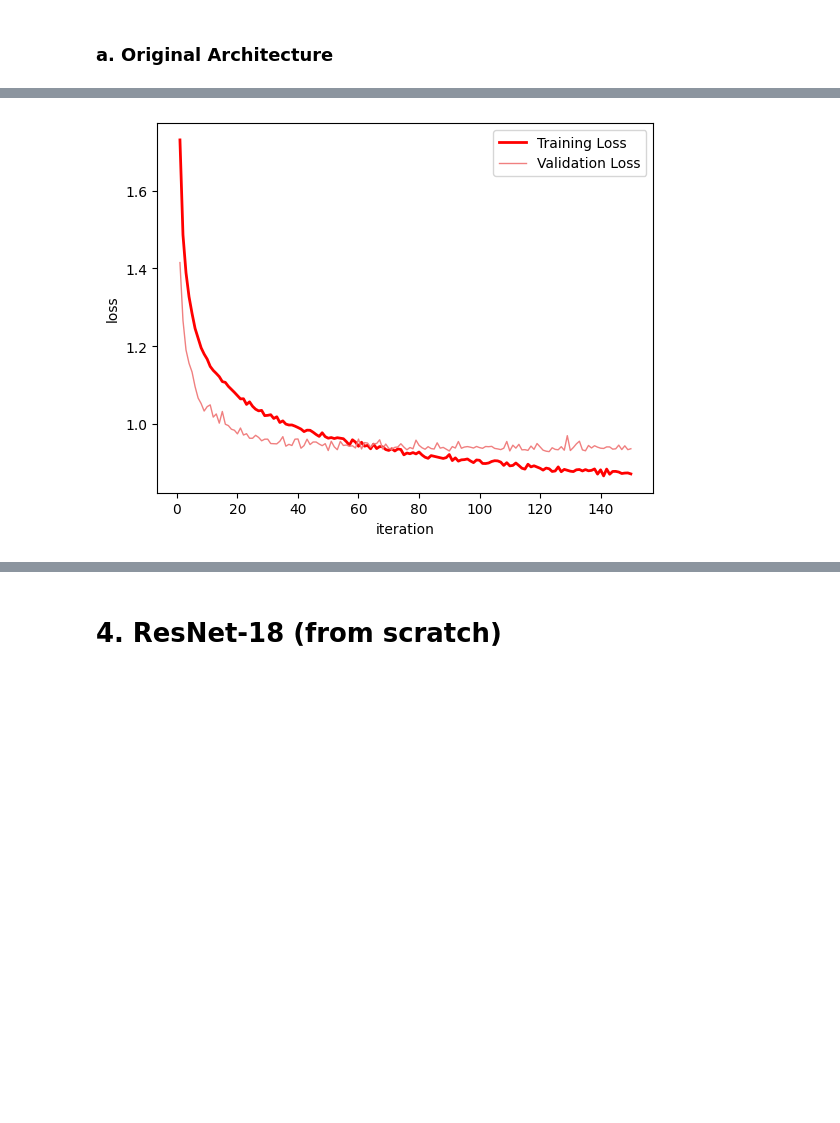
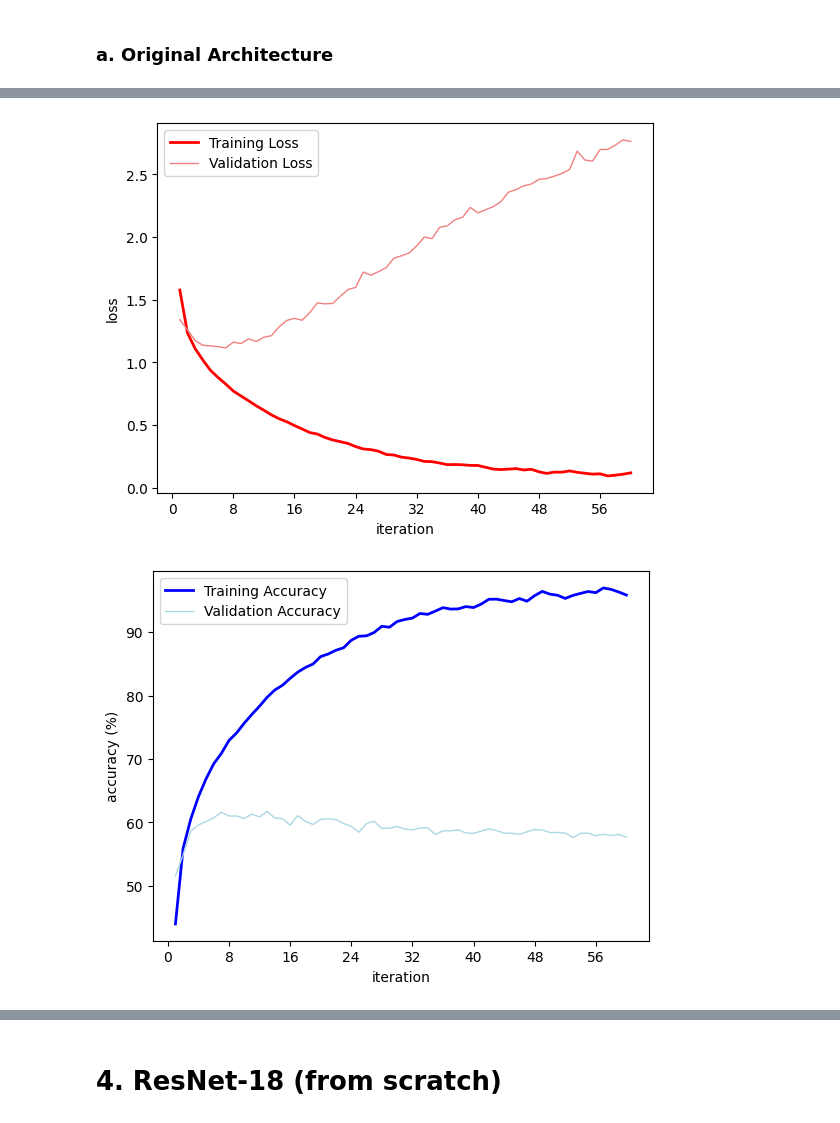
Before and after one commit to PutraAryotama/assignment2-DLF, a Jupyter notebook: assignment2.ipynb, the cells around one changed output, grey strips where cells are left out. Cells and saved outputs as stored; diff of their text form; code cells hidden in the pictures; blank space fills up the shorter version.

```diff
--- a/assignment2.ipynb
+++ b/assignment2.ipynb
@@ -604,74 +416,41 @@ lenet5_trainer.plot(type="loss")
 # %%
 # Define LeNet5v2 Class
 class LeNet5v2(nn.Module):
-
     def __init__(self):
-
         super(LeNet5v2, self).__init__()
-
         self.conv1 = nn.Conv2d(in_channels=3, out_channels=6, kernel_size=5, stride=1, padding=0)
-
         self.bn1 = nn.BatchNorm2d(6)
-
         self.conv2 = nn.Conv2d(in_channels=6, out_channels=16, kernel_size=5, stride=1, padding=0)
-
         self.bn2 = nn.BatchNorm2d(16)
-
         self.fc1 = nn.Linear(in_features=16*5*5, out_features=120)
-
         self.bn3 = nn.BatchNorm1d(120)
-
         self.fc2 = nn.Linear(in_features=120, out_features=84)
-
         self.bn4 = nn.BatchNorm1d(84)
-
         self.fc3 = nn.Linear(in_features=84, out_features=10)
-
-        self.dropout = nn.Dropout(0.5)
-
         self.relu = nn.ReLU(inplace=True)
-
         self.max_pool = nn.MaxPool2d(kernel_size=2, stride=2)
 
-
     def forward(self, x):
-
         x = self.relu(self.bn1(self.conv1(x)))
-
         x = self.max_pool(x)
-
         x = self.relu(self.bn2(self.conv2(x)))
-
         x = self.max_pool(x)
-
         x = x.view(-1, 16*5*5) # flatten
-
-        x = self.dropout(self.relu(self.bn3(self.fc1(x))))
-
-        x = self.dropout(self.relu(self.bn4(self.fc2(x))))
-
+        x = self.relu(self.bn3(self.fc1(x)))
+        x = self.relu(self.bn4(self.fc2(x)))
         x = self.fc3(x)
 
         return x
 # %%
 # create an instance of LeNet5v2 model
-
 lenet5v2 = LeNet5v2()
-
 lenet5v2 = lenet5v2.to(device)
 
-
-
 # define the loss function and optimizer
-
 criterion_lenet5v2 = nn.CrossEntropyLoss()
-
 optimizer_lenet5v2 = optim.Adam(lenet5v2.parameters(), lr=0.001)
 
-
-
 # create an instance for lenet 5 trainer
-
-lenet5v2_trainer = Trainer(model=lenet5v2, optimizer=optimizer_lenet5v2, loss_fn=criterion_lenet5v2, dataloaders=cifar10_dataloaders_1)
+lenet5v2_trainer = Trainer(model=lenet5v2, optimizer=optimizer_lenet5v2, loss_fn=criterion_lenet5v2, dataloaders=cifar10_dataloaders)
 # %%
 lenet5v2_trainer.flop_analysis()
@@ -700,3 +461,3 @@ print(lenet5v2_trainer.parameter_count)
 # %%
-lenet5v2_trainer.train(50)
+lenet5v2_trainer.train(60)
 # %% [output]
@@ -720,4 +488,6 @@ Finished Training after 531.0414 seconds
 # %%
 lenet5v2_trainer.plot("loss")
+lenet5v2_trainer.plot("accuracy")
 # %% [output]
-[figure, old version]
+[figure, new version]
+[figure, added]
```
Also changed, not shown: parts of 56 cells of this notebook.
